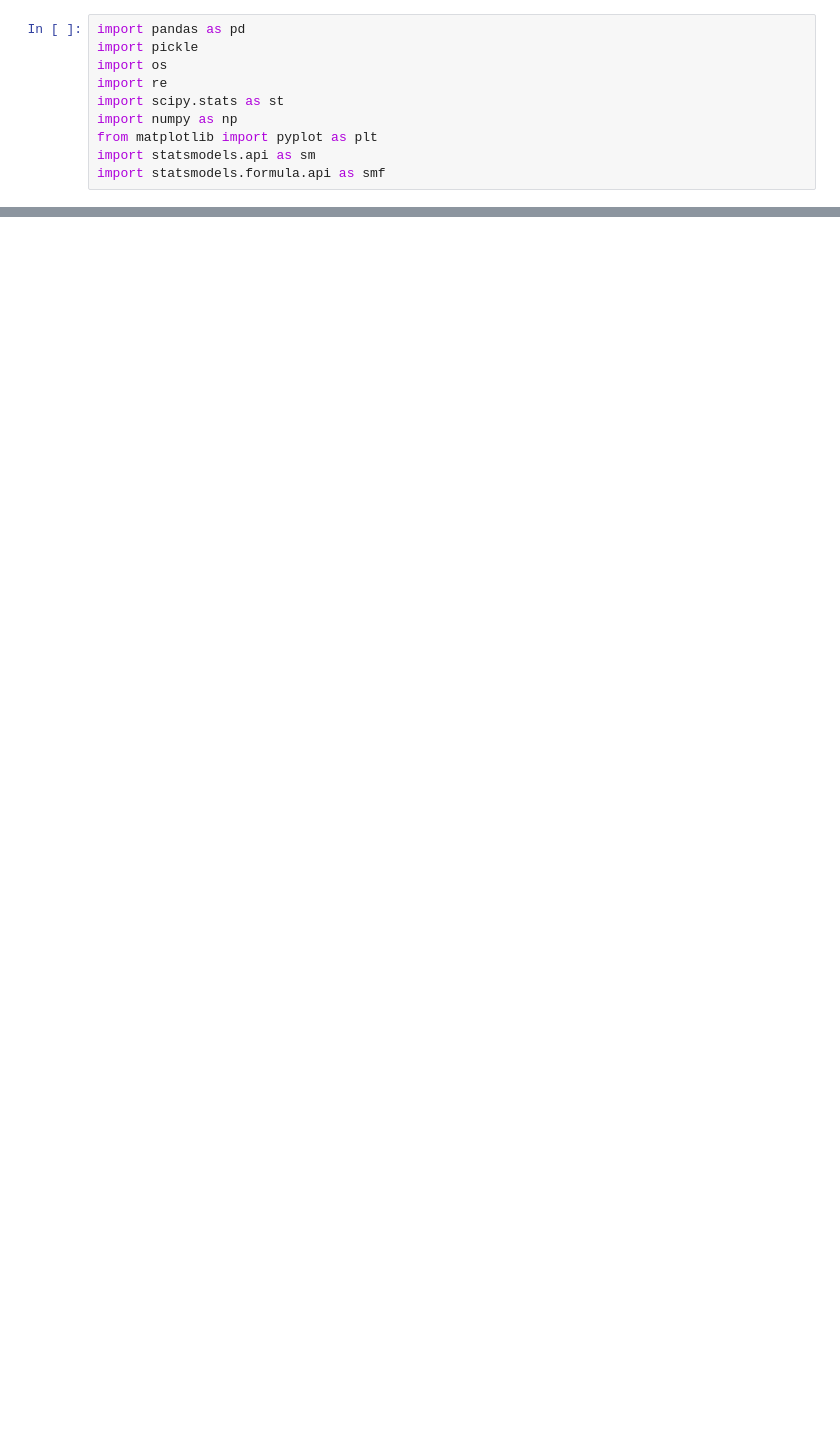
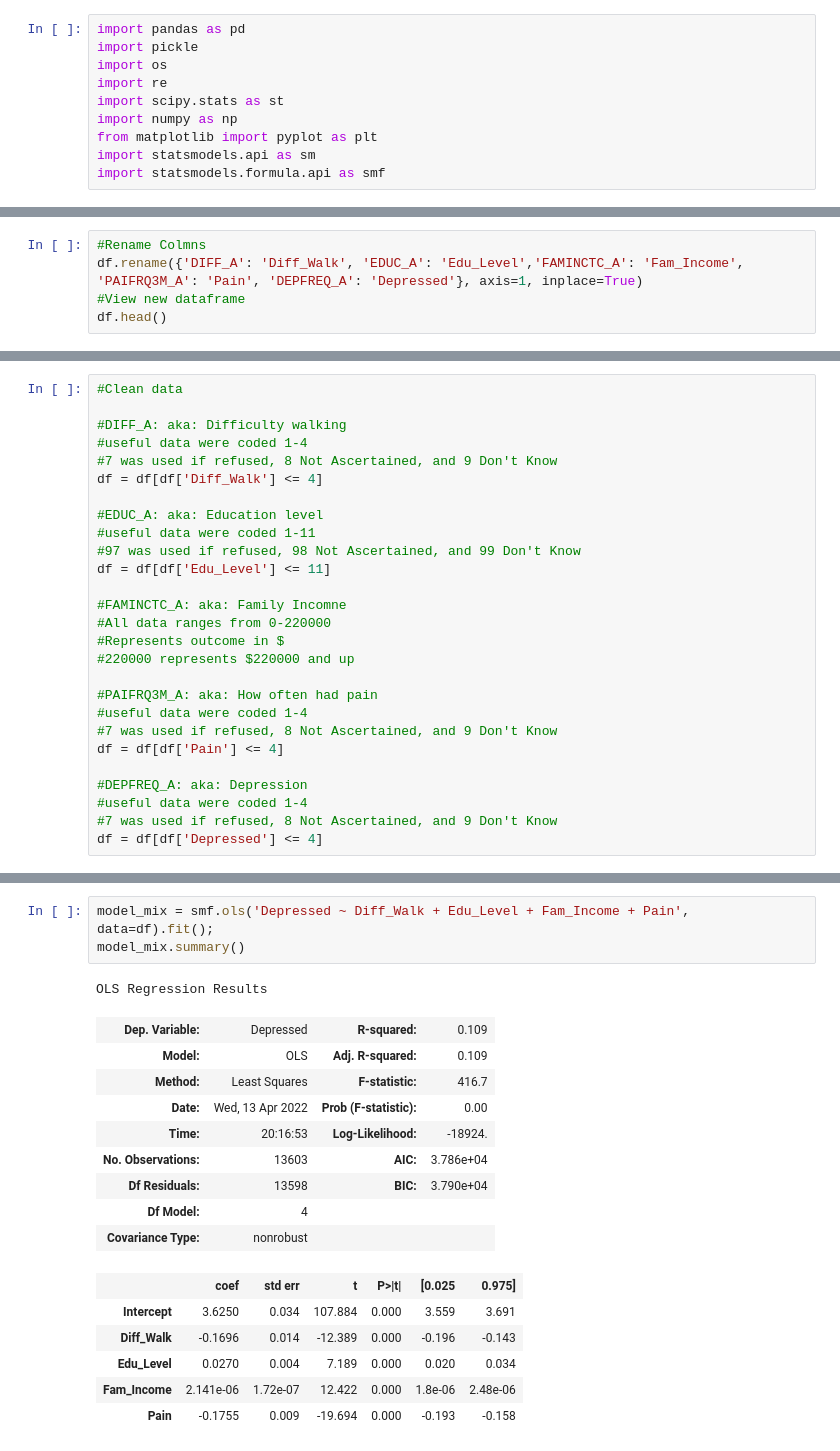
Before and after one commit to danielhmendoza01/BMI312Project, a Jupyter notebook: main.ipynb, the cells around one changed output, grey strips where cells are left out. Cells and saved outputs as stored; diff of their text form; blank space fills up the shorter version.

Commit message:
More linear regression

```diff
--- a/main.ipynb
+++ b/main.ipynb
@@ -31,0 +34,5 @@ Name: FAMINCTC_A, dtype: int64
+# %%
+#Rename Colmns
+df.rename({'DIFF_A': 'Diff_Walk', 'EDUC_A': 'Edu_Level','FAMINCTC_A': 'Fam_Income', 'PAIFRQ3M_A': 'Pain', 'DEPFREQ_A': 'Depressed'}, axis=1, inplace=True)
+#View new dataframe
+df.head()
@@ -31,0 +46,27 @@ Name: FAMINCTC_A, dtype: int64
+# %%
+#Clean data
+
+#DIFF_A: aka: Difficulty walking
+#useful data were coded 1-4
+#7 was used if refused, 8 Not Ascertained, and 9 Don't Know
+df = df[df['Diff_Walk'] <= 4]
+
+#EDUC_A: aka: Education level
+#useful data were coded 1-11
+#97 was used if refused, 98 Not Ascertained, and 99 Don't Know
+df = df[df['Edu_Level'] <= 11]
+
+#FAMINCTC_A: aka: Family Incomne
+#All data ranges from 0-220000
+#Represents outcome in $
+#220000 represents $220000 and up
+
+#PAIFRQ3M_A: aka: How often had pain
+#useful data were coded 1-4
+#7 was used if refused, 8 Not Ascertained, and 9 Don't Know
+df = df[df['Pain'] <= 4]
+
+#DEPFREQ_A: aka: Depression
+#useful data were coded 1-4
+#7 was used if refused, 8 Not Ascertained, and 9 Don't Know
+df = df[df['Depressed'] <= 4]
@@ -31,0 +176,20 @@ Name: FAMINCTC_A, dtype: int64
+# %%
+model_mix = smf.ols('Depressed ~ Diff_Walk + Edu_Level + Fam_Income + Pain', data=df).fit();
+model_mix.summary()
+# %% [output]
+OLS Regression Results
+| Dep. Variable: | Depressed | R-squared: | 0.109 |
+| Model: | OLS | Adj. R-squared: | 0.109 |
+| Method: | Least Squares | F-statistic: | 416.7 |
+| Date: | Wed, 13 Apr 2022 | Prob (F-statistic): | 0.00 |
+| Time: | 20:16:53 | Log-Likelihood: | -18924. |
+| No. Observations: | 13603 | AIC: | 3.786e+04 |
+| Df Residuals: | 13598 | BIC: | 3.790e+04 |
+| Df Model: | 4 |  |  |
+| Covariance Type: | nonrobust |  |  |
+|  | coef | std err | t | P>|t| | [0.025 | 0.975] |
+| Intercept | 3.6250 | 0.034 | 107.884 | 0.000 | 3.559 | 3.691 |
+| Diff_Walk | -0.1696 | 0.014 | -12.389 | 0.000 | -0.196 | -0.143 |
+| Edu_Level | 0.0270 | 0.004 | 7.189 | 0.000 | 0.020 | 0.034 |
+| Fam_Income | 2.141e-06 | 1.72e-07 | 12.422 | 0.000 | 1.8e-06 | 2.48e-06 |
+| Pain | -0.1755 | 0.009 | -19.694 | 0.000 | -0.193 | -0.158 |
```
Also changed, not shown: parts of 10 cells of this notebook.
